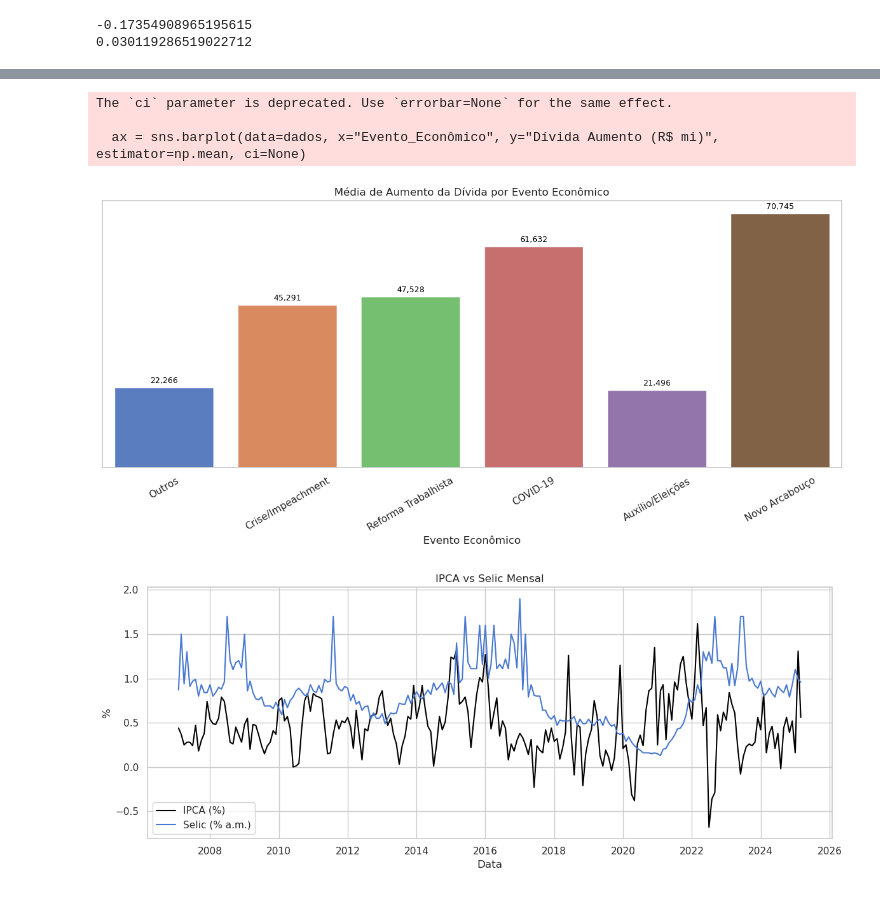
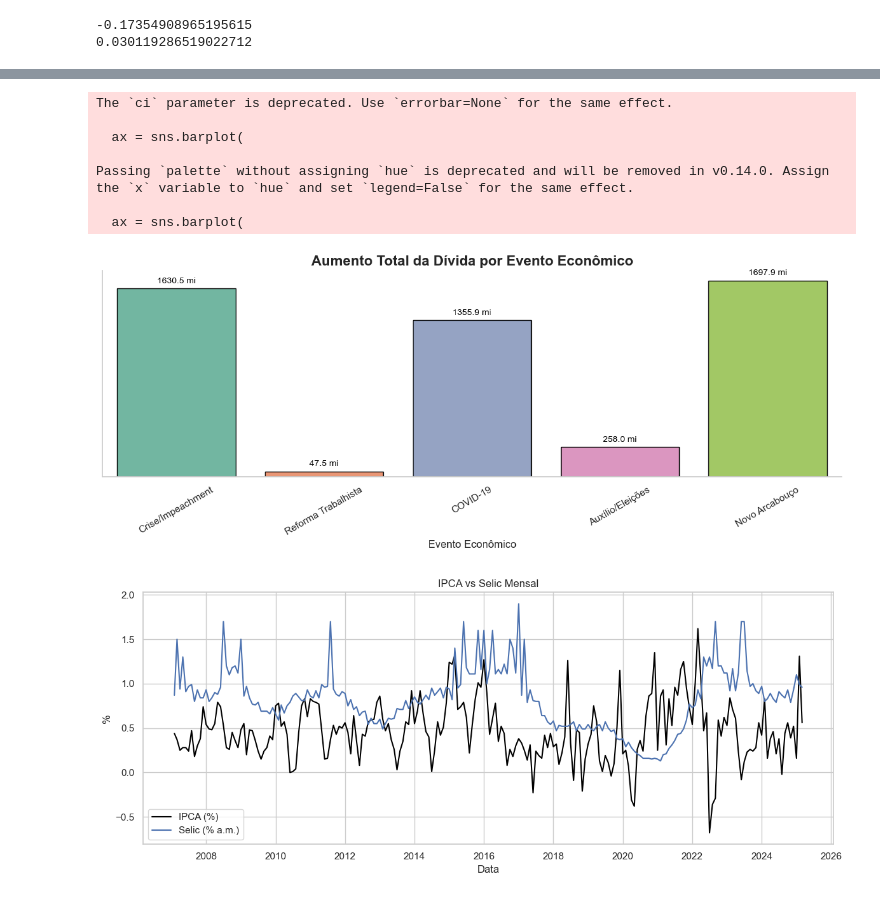
Before and after one commit to rodrigogrinfeld1/Projeto-DEV---Grupo-1, a Jupyter notebook: Código.ipynb, the cells around one changed output, grey strips where cells are left out. Cells and saved outputs as stored; diff of their text form; code cells hidden in the pictures.

```diff
--- a/Código.ipynb
+++ b/Código.ipynb
@@ -159,53 +158,72 @@ import matplotlib.pyplot as plt
 import seaborn as sns
 import numpy as np
 
+# Função para classificar eventos econômicos
 def evento(data):
     if pd.Timestamp("2014-01-01") <= data <= pd.Timestamp("2016-12-31"):
         return "Crise/Impeachment"
     elif pd.Timestamp("2017-07-01") <= data <= pd.Timestamp("2017-07-31"):
         return "Reforma Trabalhista"
     elif pd.Timestamp("2020-03-01") <= data <= pd.Timestamp("2021-12-31"):
         return "COVID-19"
     elif pd.Timestamp("2022-01-01") <= data <= pd.Timestamp("2022-12-31"):
         return "Auxílio/Eleições"
     elif data >= pd.Timestamp("2023-04-01"):
         return "Novo Arcabouço"
     else:
         return "Outros"
 
+# Pré-processamento
 dados["Data"] = pd.to_datetime(dados["Data"], format="%m/%Y")
-
 dados["Evento_Econômico"] = dados["Data"].apply(evento)
+dados["Dívida Bruta (R$ mi)"] = dados["13761 - Dívida bruta do governo geral - Saldos em R$ milhões - Metodologia utilizada a partir de 2008 - R$ (milhões)"]\
+    .str.replace(".", "", regex=False).str.replace(",", ".", regex=False).astype(float)
+dados["Dívida Aumento (R$ mi)"] = dados["Dívida Bruta (R$ mi)"].diff()
+dados = dados.dropna(subset=["Dívida Aumento (R$ mi)"])
+dados_filtrados = dados[dados["Evento_Econômico"] != "Outros"]
 
 
-dados["Dívida Bruta (R$ mi)"] = dados["13761 - Dívida bruta do governo geral - Saldos em R$ milhões - Metodologia utilizada a partir de 2008 - R$ (milhões)"]\
-    .str.replace(".", "", regex=False).str.replace(",", ".", regex=False).astype(float)
+plt.figure(figsize=(12, 5))
+sns.set_style("whitegrid")
+ax = sns.barplot(
+    data=dados_filtrados,
+    x="Evento_Econômico",
+    y="Dívida Aumento (R$ mi)",
+    estimator=np.sum,
+    ci=None,
+    palette="Set2",
+    edgecolor="black"
+)
 
-dados["Dívida Aumento (R$ mi)"] = dados["Dívida Bruta (R$ mi)"].diff()
-dados = dados.dropna(subset=["Dívida Aumento (R$ mi)"])
-
-plt.figure(figsize=(12, 6))
-ax = sns.barplot(data=dados, x="Evento_Econômico", y="Dívida Aumento (R$ mi)", estimator=np.mean, ci=None)
-plt.xticks(rotation=30)
-plt.title("Média de Aumento da Dívida por Evento Econômico")
-plt.ylabel("")
-plt.xlabel("Evento Econômico")
+# Títulos e eixos
+plt.title("Aumento Total da Dívida por Evento Econômico", fontsize=16, fontweight='bold')
+plt.xlabel("Evento Econômico", fontsize=12)
+plt.ylabel("")  # sem y
+plt.xticks(rotation=30, fontsize=11)
 plt.yticks([])
 
-#aq eu gepetei
+# Rótulos nas barras com valores em bilhões
 for p in ax.patches:
     height = p.get_height()
-    ax.annotate(f'{height:,.0f}', (p.get_x() + p.get_width() / 2., height),
-                ha='center', va='bottom', fontsize=9, color='black', xytext=(0, 3),
+    label = f'{height/1_000:.1f} mi' if height > 1_000 else f'{height:,.0f}'
+    ax.annotate(label, (p.get_x() + p.get_width() / 2., height),
+                ha='center', va='bottom', fontsize=10, color='black', xytext=(0, 4),
                 textcoords='offset points')
+
+# Remover a borda do gráfico
+sns.despine()
 
 plt.tight_layout()
 plt.show()
 # %% [output]
 The `ci` parameter is deprecated. Use `errorbar=None` for the same effect.
 
-  ax = sns.barplot(data=dados, x="Evento_Econômico", y="Dívida Aumento (R$ mi)", estimator=np.mean, ci=None)
+  ax = sns.barplot(
+
+Passing `palette` without assigning `hue` is deprecated and will be removed in v0.14.0. Assign the `x` variable to `hue` and set `legend=False` for the same effect.
+
+  ax = sns.barplot(
-[figure, old version]
+[figure, new version]
 # %%
 plt.figure(figsize=(12,5))
 plt.plot(dados["Data"], dados["433 - Índice nacional de preços ao consumidor-amplo (IPCA) - Var. % mensal"], label="IPCA (%)", color = "black")
@@ -217,4 +235,4 @@ plt.legend()
 plt.tight_layout()
 plt.show()
 # %% [output]
-[figure, old version]
+[figure, new version]
```
Also changed, not shown: parts of 12 cells of this notebook.
